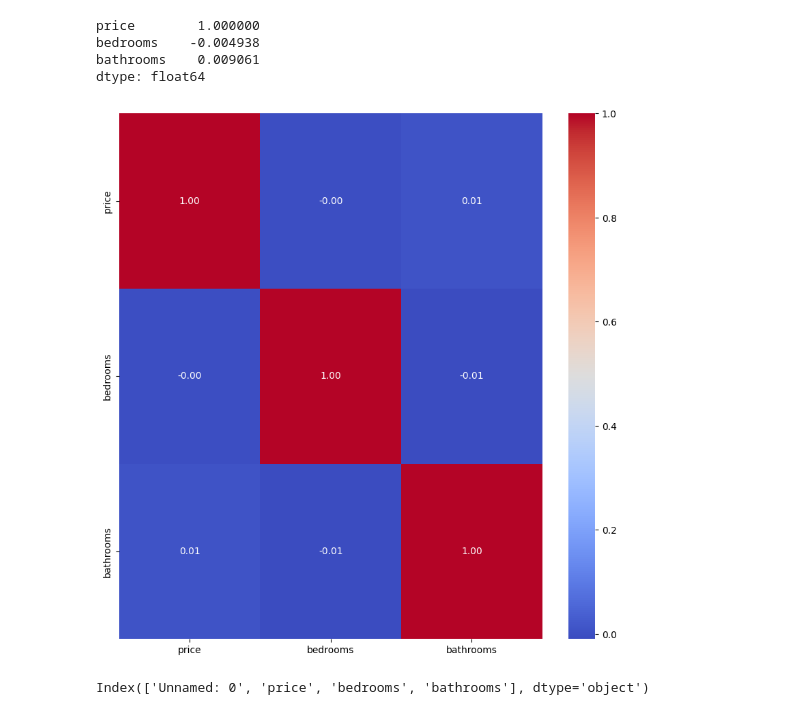
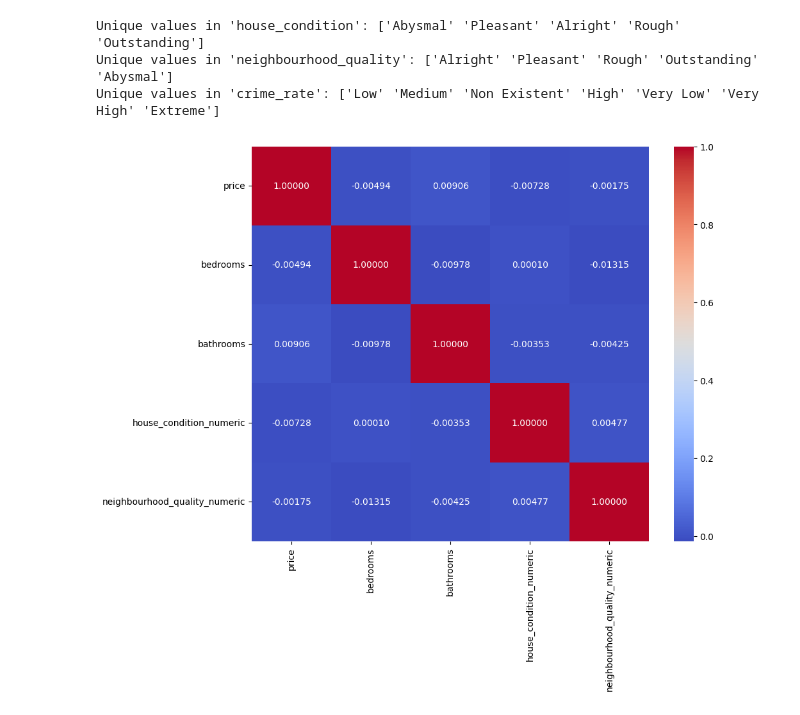
Before and after one commit to aileensiele/HouseRecommendation, a Jupyter notebook: correlation.ipynb, the cells around one changed output. Saved outputs shown, nothing was run; the diff lists cells and outputs as text; code cells hidden in the pictures.

```diff
--- a/correlation.ipynb
+++ b/correlation.ipynb
@@ -5,15 +5,12 @@ from sklearn.compose import ColumnTransformer
 # %%
 import numpy as np
 # Load your DataFrame
-df = pd.read_csv("archive/synthetic_house_recommendation_data.csv")
+df = pd.read_csv("../updated_with_cities.csv")
 
 # Drop the 'keyword' column from the DataFrame
 df = df.drop('latitude', axis=1)
 df = df.drop('longitude', axis=1)
 df = df.drop('house_type', axis=1)
-df = df.drop('neighbourhood_quality', axis=1)
-df = df.drop('house_condition', axis=1)
-df = df.drop('crime_rate', axis=1)
 df = df.drop('garden_size', axis=1)
 df = df.drop('house_keywords', axis=1)  # replace 'keyword' with the actual column name if different
 df = df.drop('Unnamed: 0', axis=1)
@@ -86,23 +39,46 @@ bathrooms  0.009061 -0.009776   1.000000
-# %%
-# Correlation of all features with 'price'
-price_correlations = df.corrwith(df['price'])
-print(price_correlations)
-# %% [output]
-price        1.000000
-bedrooms    -0.004938
-bathrooms    0.009061
-dtype: float64
+# %%
+# Print unique values for each categorical column
+print("Unique values in 'house_condition':", df['house_condition'].unique())
+print("Unique values in 'neighbourhood_quality':", df['neighbourhood_quality'].unique())
+print("Unique values in 'crime_rate':", df['crime_rate'].unique())
+# %% [output]
+Unique values in 'house_condition': ['Abysmal' 'Pleasant' 'Alright' 'Rough' 'Outstanding']
+Unique values in 'neighbourhood_quality': ['Alright' 'Pleasant' 'Rough' 'Outstanding' 'Abysmal']
+Unique values in 'crime_rate': ['Low' 'Medium' 'Non Existent' 'High' 'Very Low' 'Very High' 'Extreme']
+# %%
+# Assuming 'house_condition' is ordinal
+condition_mapping = {
+    'Abysmal': 1,
+    'Rough': 2,
+    'Pleasant': 3,
+    'Alright': 4,
+    'Outstanding': 5
+}
+df['house_condition_numeric'] = df['house_condition'].map(condition_mapping)
+
+# Assuming 'neighbourhood_quality' is also ordinal
+quality_mapping = {
+    'Abysmal': 1,
+    'Rough': 2,
+    'Pleasant': 3,
+    'Alright': 4,
+    'Outstanding': 5
+}
+df['neighbourhood_quality_numeric'] = df['neighbourhood_quality'].map(quality_mapping)
+# %%
+# Check for any zero or negative values to avoid ValueError in log operation
+if (df['price'] <= 0).any():
+    print("Data contains zero or negative values. Adjust before applying log.")
+else:
+    df['log_price'] = np.log(df['price'])
+# %%
+# Calculate the correlation matrix including the specified columns
+columns_to_include = ['price', 'bedrooms', 'bathrooms', 'house_condition_numeric', 'neighbourhood_quality_numeric']
+correlation_matrix = df[columns_to_include].corr()
 # %%
-import seaborn as sns
-import matplotlib.pyplot as plt
-
-# Heatmap of the correlation matrix
-plt.figure(figsize=(10, 10))
-sns.heatmap(df.corr(), annot=True, fmt=".2f", cmap='coolwarm')
+# Plotting the correlation matrix
+plt.figure(figsize=(10, 8))
+sns.heatmap(correlation_matrix, annot=True, cmap='coolwarm', fmt=".5f")
 plt.show()
 # %% [output]
-[figure, old version]
+[figure, new version]
-# %%
-print(df.columns)
-# %% [output]
-Index(['Unnamed: 0', 'price', 'bedrooms', 'bathrooms'], dtype='object')
```
Also changed, not shown: parts of 3 cells of this notebook.
